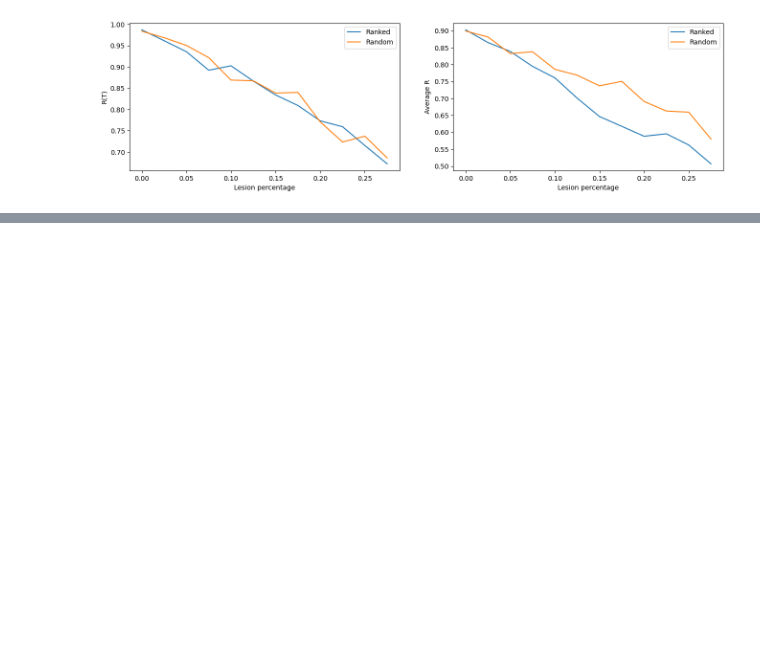
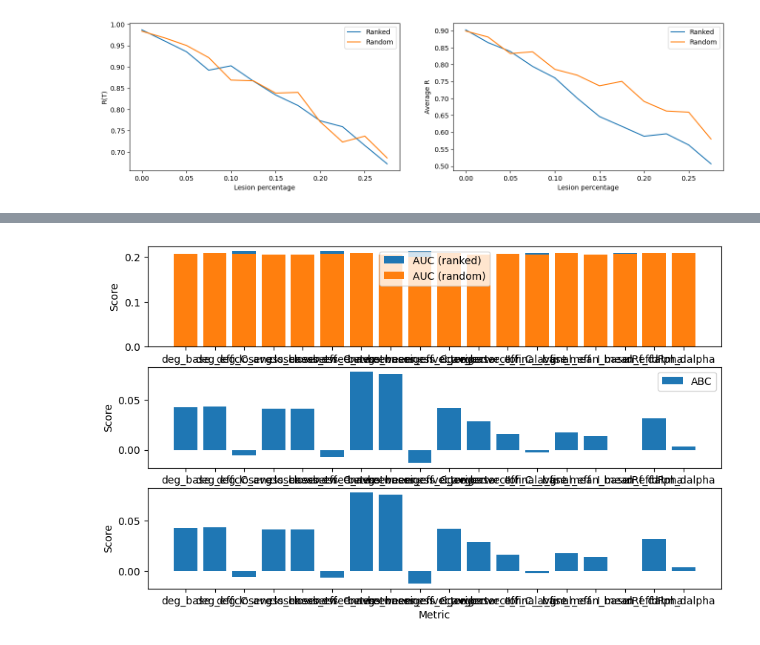
Before and after one commit to adamLastovka/KuramotoNeuralSimulations, a Jupyter notebook: Notebooks/06_lesion_studies.ipynb, the cells around one changed output, grey strips where cells are left out. Cells and saved outputs as stored; diff of their text form; code cells hidden in the pictures; blank space fills up the shorter version.

Commit message:
Added metric evaluation through lesioning studies

```diff
--- a/Notebooks/06_lesion_studies.ipynb
+++ b/Notebooks/06_lesion_studies.ipynb
@@ -274,3 +274,15 @@ ax[1].legend()
 # %% [output]
 <matplotlib.legend.Legend at 0x...>
 [figure]
+# %%
+# Compute node importance metric scores
+# 1) Area under degradation curve (AUC) - Lower AUC means better metric (performance degrades faster)
+AUC_ranked = np.trapezoid(R_avg_ranked, lesion_fracs)
+AUC_random = np.trapezoid(R_avg_random, lesion_fracs)
+
+# 2) Area between random and ranked curves (ABC) - higher ABC means better metric (outperforms random lesioning)
+ABC = AUC_random - AUC_ranked
+
+print(f"AUC_ranked: {AUC_ranked:.4f}")
+print(f"AUC_random: {AUC_random:.4f}")
+print(f"ABC: {ABC:.4f}")
@@ -281,0 +350,23 @@ SyntaxError: incomplete input (3856491262.py, line 3)
+# %%
+# bar plot of AUC_ranked, AUC_random, ABC
+metrics = list(metric_scores.keys())
+auc_ranked = [metric_scores[m]["AUC_ranked"] for m in metrics]
+auc_random = [metric_scores[m]["AUC_random"] for m in metrics]
+abc = [metric_scores[m]["ABC"] for m in metrics]
+
+fig, ax = plt.subplots(3,1, figsize=(10, 6))
+ax[0].bar(metrics, auc_ranked, label="AUC (ranked)")
+ax[0].bar(metrics, auc_random, label="AUC (random)")
+ax[0].set_xlabel("Metric")
+ax[0].set_ylabel("Score")
+ax[0].legend()
+ax[1].bar(metrics, abc, label="ABC")
+ax[1].set_xlabel("Metric")
+ax[1].set_ylabel("Score")
+ax[1].legend()
+ax[2].bar(metrics, abc, label="ABC")
+ax[2].set_xlabel("Metric")
+ax[2].set_ylabel("Score")
+plt.show()
+# %% [output]
+[figure, added]
```
Also changed, not shown: parts of 7 cells of this notebook.
